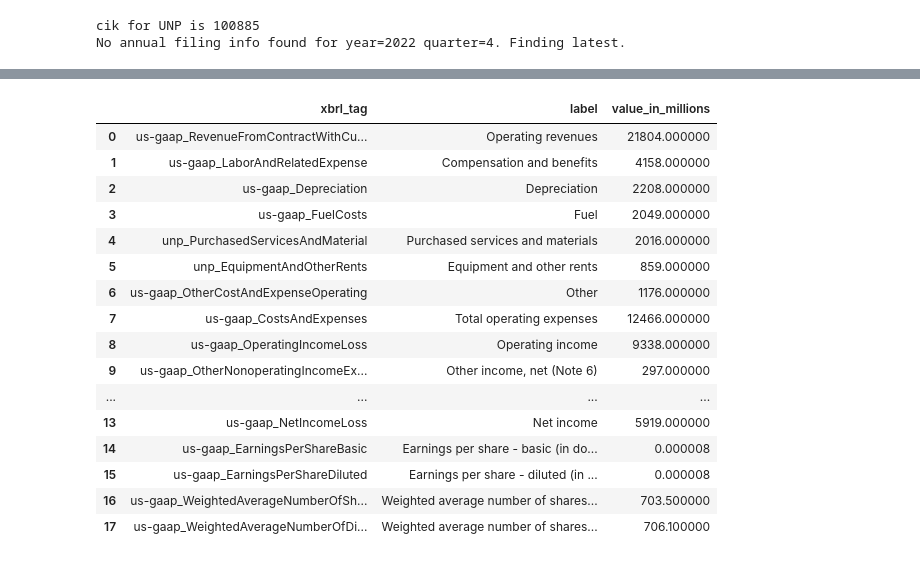
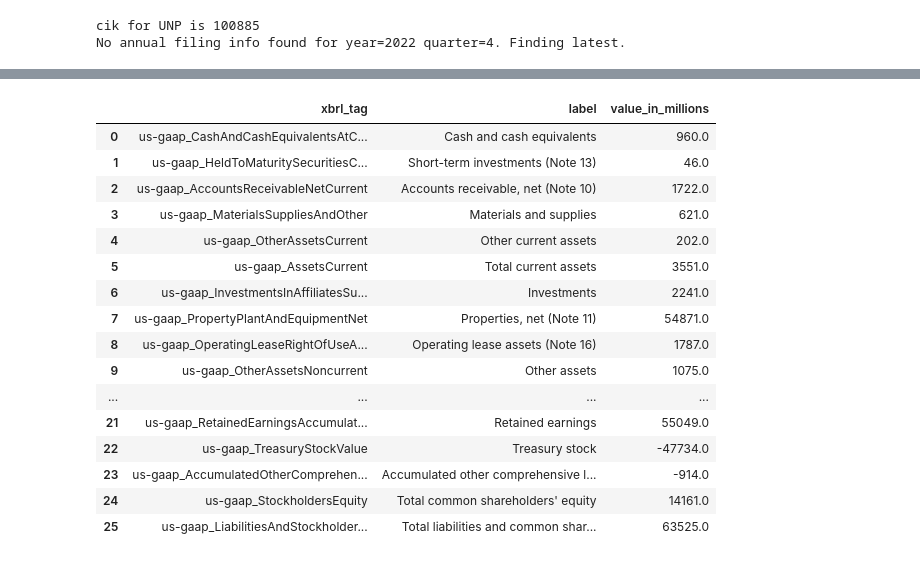
Before and after one commit to reeyarn/sec_xbrl, a Jupyter notebook: examples/get_unp_fs.ipynb, the cells around one changed output, grey strips where cells are left out. Saved outputs shown, nothing was run; the diff lists cells and outputs as text; code cells hidden in the pictures.

```diff
--- a/examples/get_unp_fs.ipynb
+++ b/examples/get_unp_fs.ipynb
@@ -106,22 +106,26 @@ df_balance[["xbrl_tag",	"label",	"value_in_millions"]].head(60)
-# %%
-df_spf = df_all[df_all["statement"]=="IncomeStatement"]
-df_spf.to_csv("UNP_IncomeStatement_2022.csv", index=False)
-df_spf[["xbrl_tag",	"label",	"value_in_millions"]].head(60)
-# %% [output]
-|  | xbrl_tag | label | value_in_millions |
-| 0 | us-gaap_RevenueFromContractWithCu... | Operating revenues | 21804.000000 |
-| 1 | us-gaap_LaborAndRelatedExpense | Compensation and benefits | 4158.000000 |
-| 2 | us-gaap_Depreciation | Depreciation | 2208.000000 |
-| 3 | us-gaap_FuelCosts | Fuel | 2049.000000 |
-| 4 | unp_PurchasedServicesAndMaterial | Purchased services and materials | 2016.000000 |
-| 5 | unp_EquipmentAndOtherRents | Equipment and other rents | 859.000000 |
-| 6 | us-gaap_OtherCostAndExpenseOperating | Other | 1176.000000 |
-| 7 | us-gaap_CostsAndExpenses | Total operating expenses | 12466.000000 |
-| 8 | us-gaap_OperatingIncomeLoss | Operating income | 9338.000000 |
-| 9 | us-gaap_OtherNonoperatingIncomeEx... | Other income, net (Note 6) | 297.000000 |
-| ... | ... | ... | ... |
-| 13 | us-gaap_NetIncomeLoss | Net income | 5919.000000 |
-| 14 | us-gaap_EarningsPerShareBasic | Earnings per share - basic (in do... | 0.000008 |
-| 15 | us-gaap_EarningsPerShareDiluted | Earnings per share - diluted (in ... | 0.000008 |
-| 16 | us-gaap_WeightedAverageNumberOfSh... | Weighted average number of shares... | 703.500000 |
-| 17 | us-gaap_WeightedAverageNumberOfDi... | Weighted average number of shares... | 706.100000 |
+# %%
+df_balance = df_all[df_all["statement"]=="BalanceSheet"]
+df_balance = df_balance.loc[df_balance.date=="2021-12-31"].reset_index(drop=True)
+df_balance[["xbrl_tag",	"label",	"value_in_millions"]].head(60)
+
+df_balance.to_csv("UNP_BalanceSheet_2022.csv", index=False)
+
+df_balance.loc[df_balance.date=="2021-12-31"][["xbrl_tag",	"label",	"value_in_millions"]].head(60)
+# %% [output]
+|  | xbrl_tag | label | value_in_millions |
+| 0 | us-gaap_CashAndCashEquivalentsAtC... | Cash and cash equivalents | 960.0 |
+| 1 | us-gaap_HeldToMaturitySecuritiesC... | Short-term investments (Note 13) | 46.0 |
+| 2 | us-gaap_AccountsReceivableNetCurrent | Accounts receivable, net (Note 10) | 1722.0 |
+| 3 | us-gaap_MaterialsSuppliesAndOther | Materials and supplies | 621.0 |
+| 4 | us-gaap_OtherAssetsCurrent | Other current assets | 202.0 |
+| 5 | us-gaap_AssetsCurrent | Total current assets | 3551.0 |
+| 6 | us-gaap_InvestmentsInAffiliatesSu... | Investments | 2241.0 |
+| 7 | us-gaap_PropertyPlantAndEquipmentNet | Properties, net (Note 11) | 54871.0 |
+| 8 | us-gaap_OperatingLeaseRightOfUseA... | Operating lease assets (Note 16) | 1787.0 |
+| 9 | us-gaap_OtherAssetsNoncurrent | Other assets | 1075.0 |
+| ... | ... | ... | ... |
+| 21 | us-gaap_RetainedEarningsAccumulat... | Retained earnings | 55049.0 |
+| 22 | us-gaap_TreasuryStockValue | Treasury stock | -47734.0 |
+| 23 | us-gaap_AccumulatedOtherComprehen... | Accumulated other comprehensive l... | -914.0 |
+| 24 | us-gaap_StockholdersEquity | Total common shareholders' equity | 14161.0 |
+| 25 | us-gaap_LiabilitiesAndStockholder... | Total liabilities and common shar... | 63525.0 |
```
Also changed, not shown: parts of 3 cells of this notebook, 3 other files.
